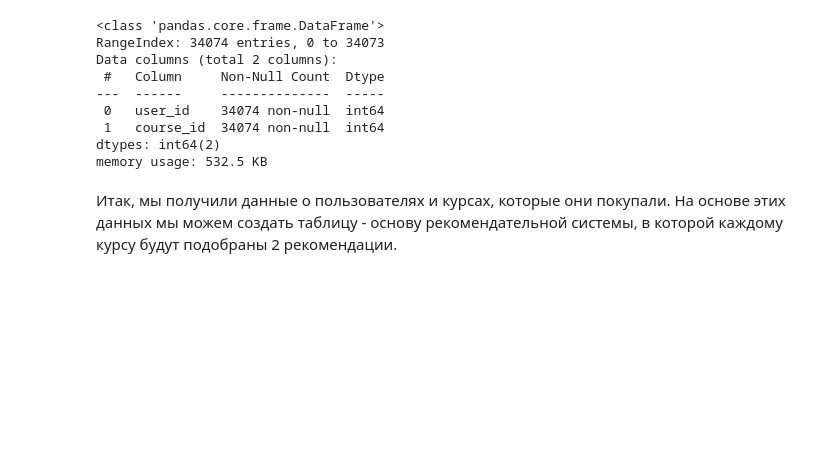
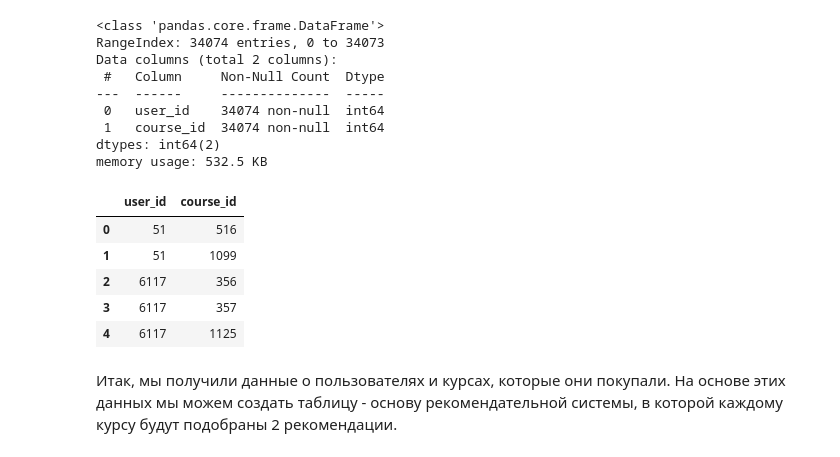
Before and after one commit to mikhaylovskaya-karina/Project-4_Recommendation_system_for_online_school_Python, a Jupyter notebook: Project_4_Recommendation_system_Python_KM.ipynb, the cells around one changed output. Saved outputs shown, nothing was run; the diff lists cells and outputs as text; code cells hidden in the pictures; blank space fills up the shorter version.

```diff
--- a/Project_4_Recommendation_system_Python_KM.ipynb
+++ b/Project_4_Recommendation_system_Python_KM.ipynb
@@ -90,6 +90,15 @@ Data columns (total 2 columns):
  1   course_id  34074 non-null  int64
 dtypes: int64(2)
 memory usage: 532.5 KB
+# %%
+purchased_courses_df.head()
+# %% [output]
+|  | user_id | course_id |
+| 0 | 51 | 516 |
+| 1 | 51 | 1099 |
+| 2 | 6117 | 356 |
+| 3 | 6117 | 357 |
+| 4 | 6117 | 1125 |
 # %% [markdown]
 Итак, мы получили данные о пользователях и курсах, которые они покупали. На основе этих данных мы можем создать таблицу - основу рекомендательной системы, в которой каждому курсу будут подобраны 2 рекомендации.
 # %%
```
Also changed, not shown: parts of 2 cells of this notebook.
